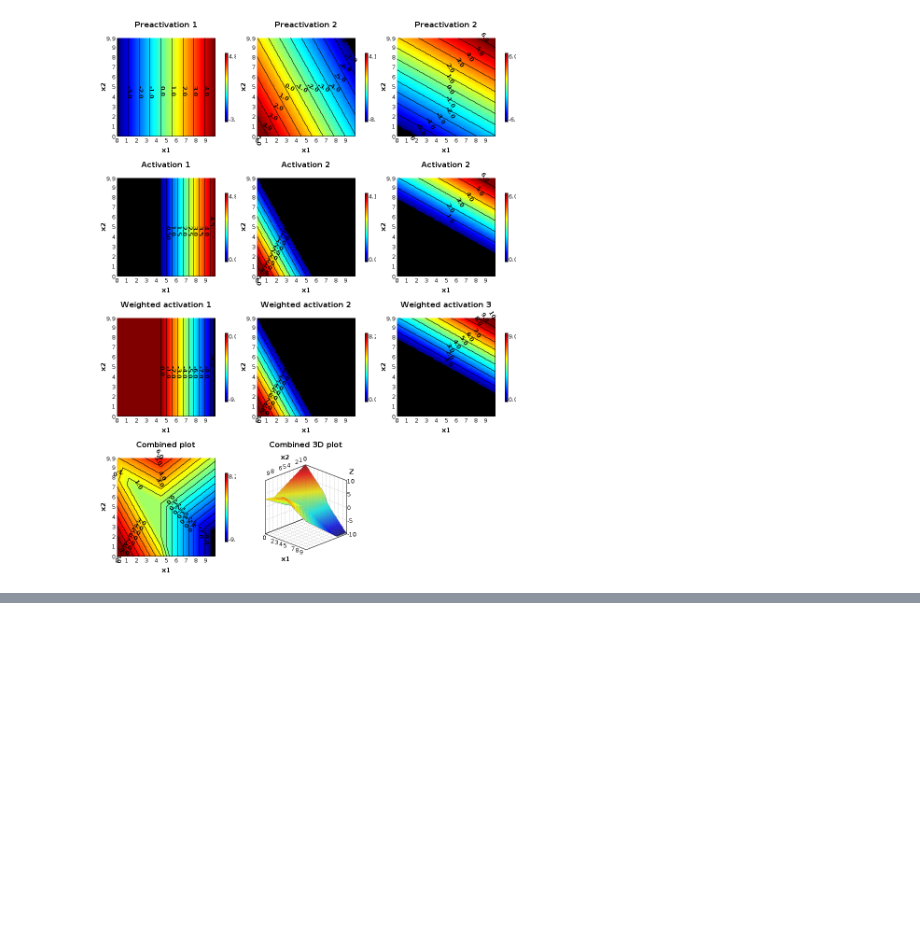
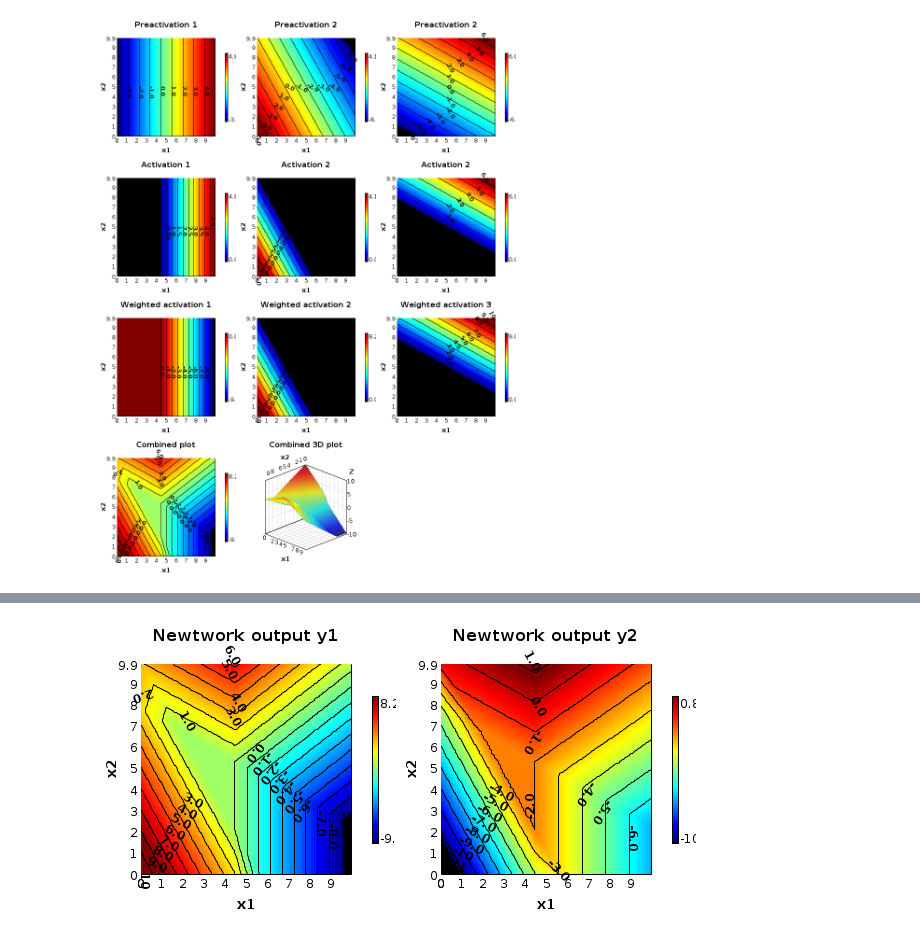
Before and after one commit to jamalromero/colab, a Jupyter notebook: 3_2_Shallow_Networks_II.ipynb, the cells around one changed output, grey strips where cells are left out. Saved outputs shown, nothing was run; the diff lists cells and outputs as text; code cells hidden in the pictures; blank space fills up the shorter version.

```diff
--- a/3_2_Shallow_Networks_II.ipynb
+++ b/3_2_Shallow_Networks_II.ipynb
@@ -213,0 +231,26 @@ plotGrid(canvases, 3);
+# %%
+var y1 = linearFunction(gridMap.get("x1"), gridMap.get("x2"),
+                       theta_10,  theta_11, theta_12,
+                       theta_20, theta_21, theta_22,
+                       theta_30, theta_31, theta_32,
+                       phi_10, phi_11, phi_12, phi_13,
+                       true);
+
+var y2 = linearFunction(gridMap.get("x1"), gridMap.get("x2"),
+                       theta_10,  theta_11, theta_12,
+                       theta_20, theta_21, theta_22,
+                       theta_30, theta_31, theta_32,
+                       phi_20, phi_21, phi_22, phi_23,
+                       true);
+
+
+var y1_plot = plotMap(x1, x2, y1, true, true);
+y1_plot.setTitle("Newtwork output y1");
+
+var y2_plot = plotMap(x1, x2, y2, true, true);
+y2_plot.setTitle("Newtwork output y2");
+
+List<Canvas> canvases = List.of(y1_plot, y2_plot);
+plotGrid(canvases, 2);
+# %% [output]
+[figure, added]
```
Also changed, not shown: parts of 6 cells of this notebook.
